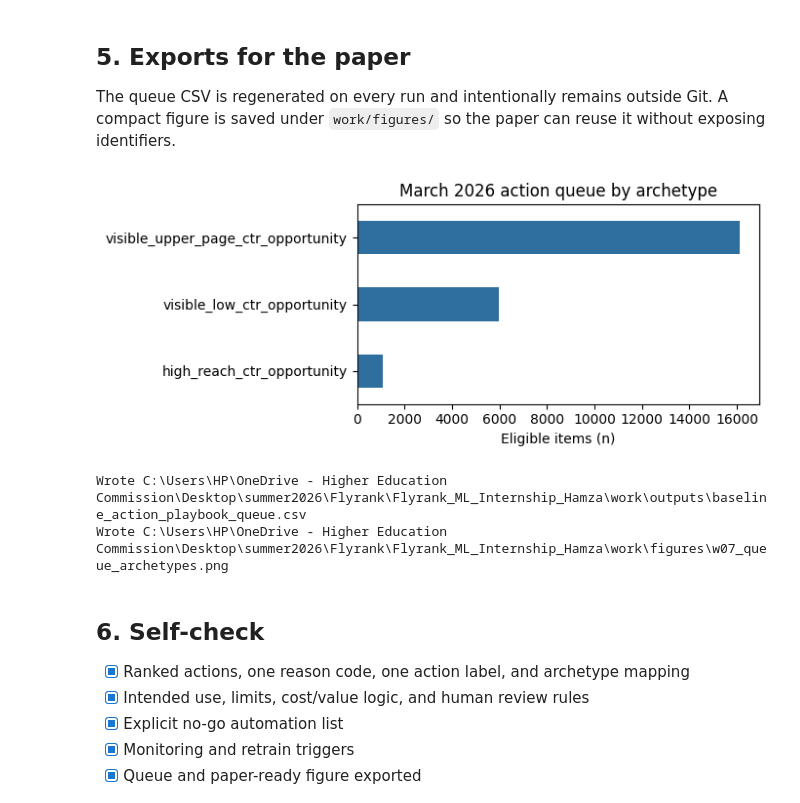
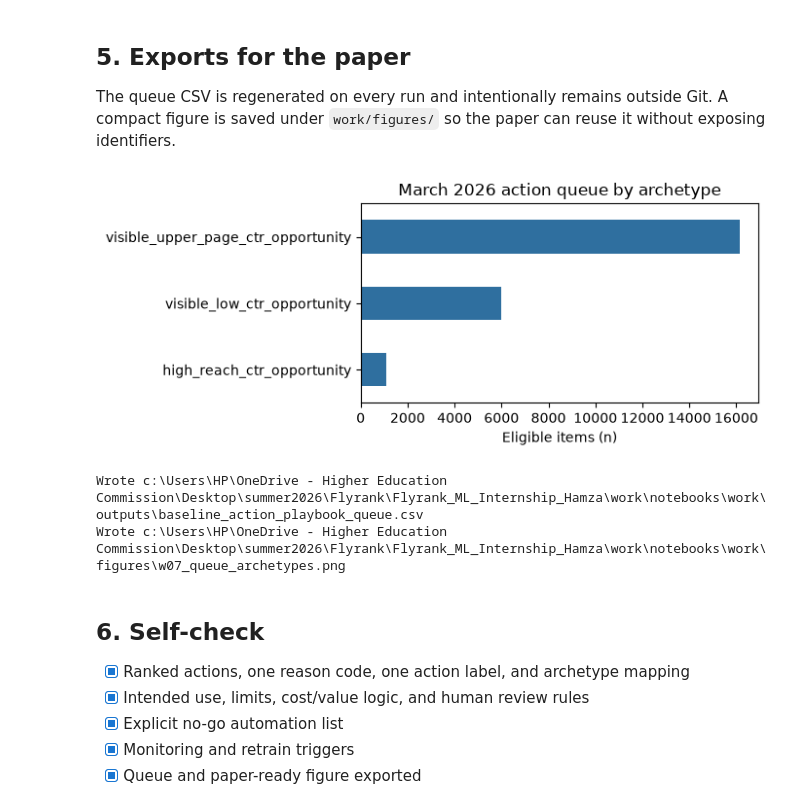
Before and after one commit to hhammza/Flyrank_ML_Internship_Hamza, a Jupyter notebook: work/notebooks/w07_action_playbook.ipynb, the cells around one changed output. Drawn from its saved outputs; the diff is of its cells as text; code cells hidden in the pictures.

```diff
--- a/work/notebooks/w07_action_playbook.ipynb
+++ b/work/notebooks/w07_action_playbook.ipynb
@@ -91,14 +118,31 @@ monitoring_triggers=pd.DataFrame({'trigger':['GSC availability change','distribu
 
 The queue CSV is regenerated on every run and intentionally remains outside Git. A compact figure is saved under `work/figures/` so the paper can reuse it without exposing identifiers.
 # %%
-out=Path.cwd()/'work'/'outputs'; out.mkdir(parents=True,exist_ok=True); export_cols=['baseline_rank','archetype','reason_code','action_label','baseline_action_score','impressions_21d','clicks_21d','avg_position_21d','weighted_ctr_pct']; queue[export_cols].to_csv(out/'baseline_action_playbook_queue.csv',index=False)
-figdir=Path.cwd()/'work'/'figures'; figdir.mkdir(parents=True,exist_ok=True)
+out=Path.cwd()/'work'/'outputs';
+out.mkdir(parents=True,exist_ok=True);
+
+export_cols=['baseline_rank','archetype','reason_code','action_label','baseline_action_score','impressions_21d','clicks_21d','avg_position_21d','weighted_ctr_pct'];
+queue[export_cols].to_csv(out/'baseline_action_playbook_queue.csv',index=False)
+
+figdir=Path.cwd()/'work'/'figures';
+figdir.mkdir(parents=True,exist_ok=True)
 import matplotlib.pyplot as plt
-counts=queue.archetype.value_counts().sort_values(); ax=counts.plot.barh(figsize=(7,3),color='#2f6f9f'); ax.set_title('March 2026 action queue by archetype'); ax.set_xlabel('Eligible items (n)'); ax.set_ylabel(''); plt.tight_layout(); fig_path=figdir/'w07_queue_archetypes.png'; plt.savefig(fig_path,dpi=160); plt.show(); print('Wrote',out/'baseline_action_playbook_queue.csv'); print('Wrote',fig_path)
+
+counts=queue.archetype.value_counts().sort_values();
+ax=counts.plot.barh(figsize=(7,3),color='#2f6f9f');
+ax.set_title('March 2026 action queue by archetype');
+ax.set_xlabel('Eligible items (n)'); ax.set_ylabel('');
+
+plt.tight_layout(); fig_path=figdir/'w07_queue_archetypes.png';
+plt.savefig(fig_path,dpi=160);
+plt.show();
+
+print('Wrote',out/'baseline_action_playbook_queue.csv');
+print('Wrote',fig_path)
 # %% [output]
-[figure, old version]
+[figure, new version]
-Wrote C:\Users\HP\OneDrive - Higher Education Commission\Desktop\summer2026\Flyrank\Flyrank_ML_Internship_Hamza\work\outputs\baseline_action_playbook_queue.csv
-Wrote C:\Users\HP\OneDrive - Higher Education Commission\Desktop\summer2026\Flyrank\Flyrank_ML_Internship_Hamza\work\figures\w07_queue_archetypes.png
+Wrote c:\Users\HP\OneDrive - Higher Education Commission\Desktop\summer2026\Flyrank\Flyrank_ML_Internship_Hamza\work\notebooks\work\outputs\baseline_action_playbook_queue.csv
+Wrote c:\Users\HP\OneDrive - Higher Education Commission\Desktop\summer2026\Flyrank\Flyrank_ML_Internship_Hamza\work\notebooks\work\figures\w07_queue_archetypes.png
 # %% [markdown]
 ## 6. Self-check
 
```
Also changed, not shown: parts of 5 cells of this notebook.
